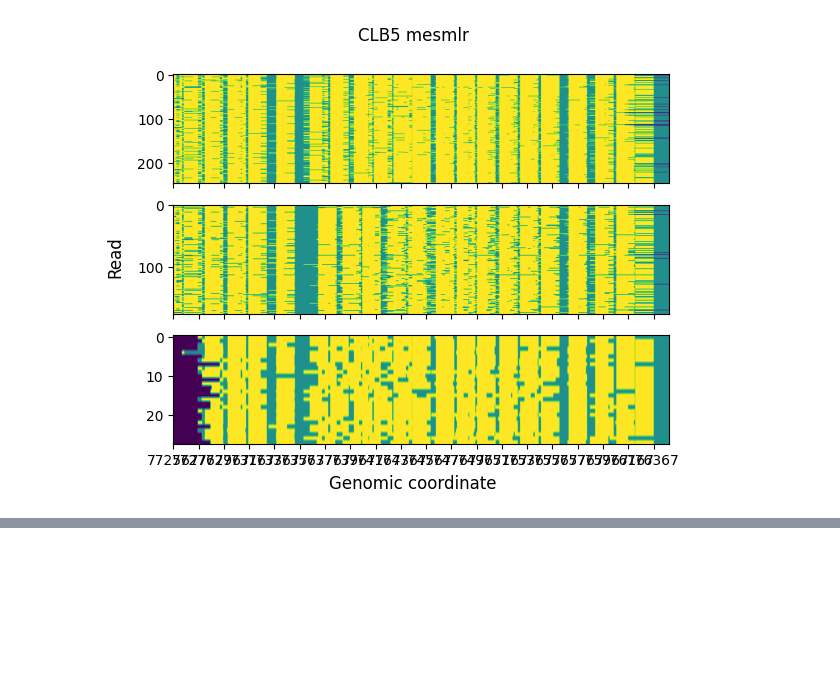
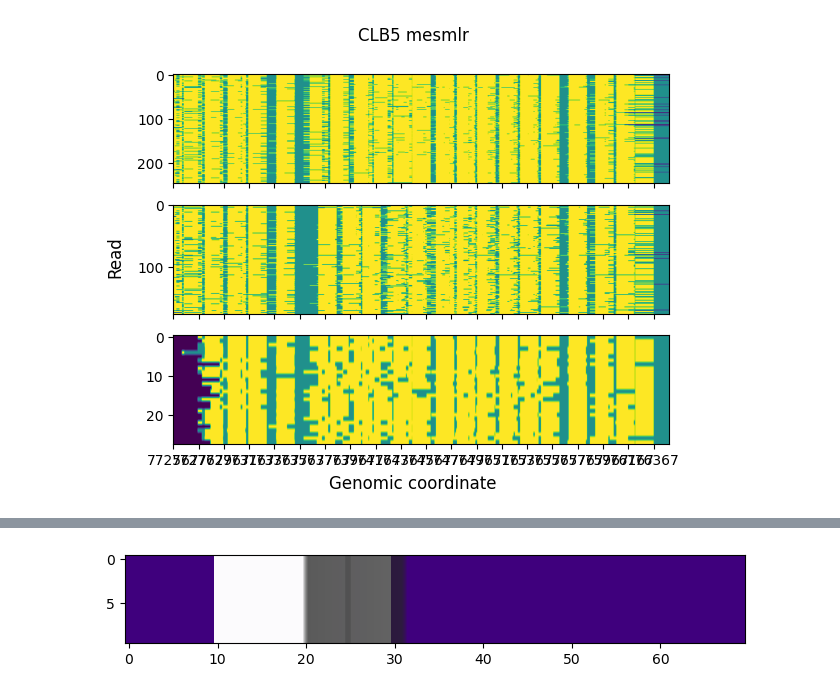
Before and after one commit to bsaintjo/cawlr-rs, a Jupyter notebook: notebooks/clb5_mesmlr_cluster.ipynb, the cells around one changed output, grey strips where cells are left out. Saved outputs shown, nothing was run; the diff lists cells and outputs as text; code cells hidden in the pictures; blank space fills up the shorter version.

Commit message:
plot updates

```diff
--- a/notebooks/clb5_mesmlr_cluster.ipynb
+++ b/notebooks/clb5_mesmlr_cluster.ipynb
@@ -109,0 +114,23 @@ plt.xticks(ticks=range(0, (cstop - cstart), 200), labels=range(cstart, cstop, 20
+# %%
+import numpy as np
+import matplotlib as mpl
+import matplotlib.pyplot as plt
+
+def colorFader(c1,c2,mix=0): #fade (linear interpolate) from color c1 (at mix=0) to c2 (mix=1)
+    c1=np.array(mpl.colors.to_rgb(c1))
+    c2=np.array(mpl.colors.to_rgb(c2))
+    return mpl.colors.to_hex((1-mix)*c1 + mix*c2)
+
+c1='black' #blue
+c2='grey' #green
+n=100
+
+data = [[1]*10 + [0]* 20 + [1] * 40] * 10
+
+fig, ax = plt.subplots(figsize=(8, 5))
+ax.imshow(data, cmap="Purples", interpolation="none")
+for x in np.linspace(20, 30 + 1, n):
+    ax.axvline(x, color=colorFader(c1,c2,x/n), linewidth=4, alpha=0.2)
+plt.show()
+# %% [output]
+[figure, added]
```
Also changed, not shown: parts of 1 cell of this notebook, 1 other file.
